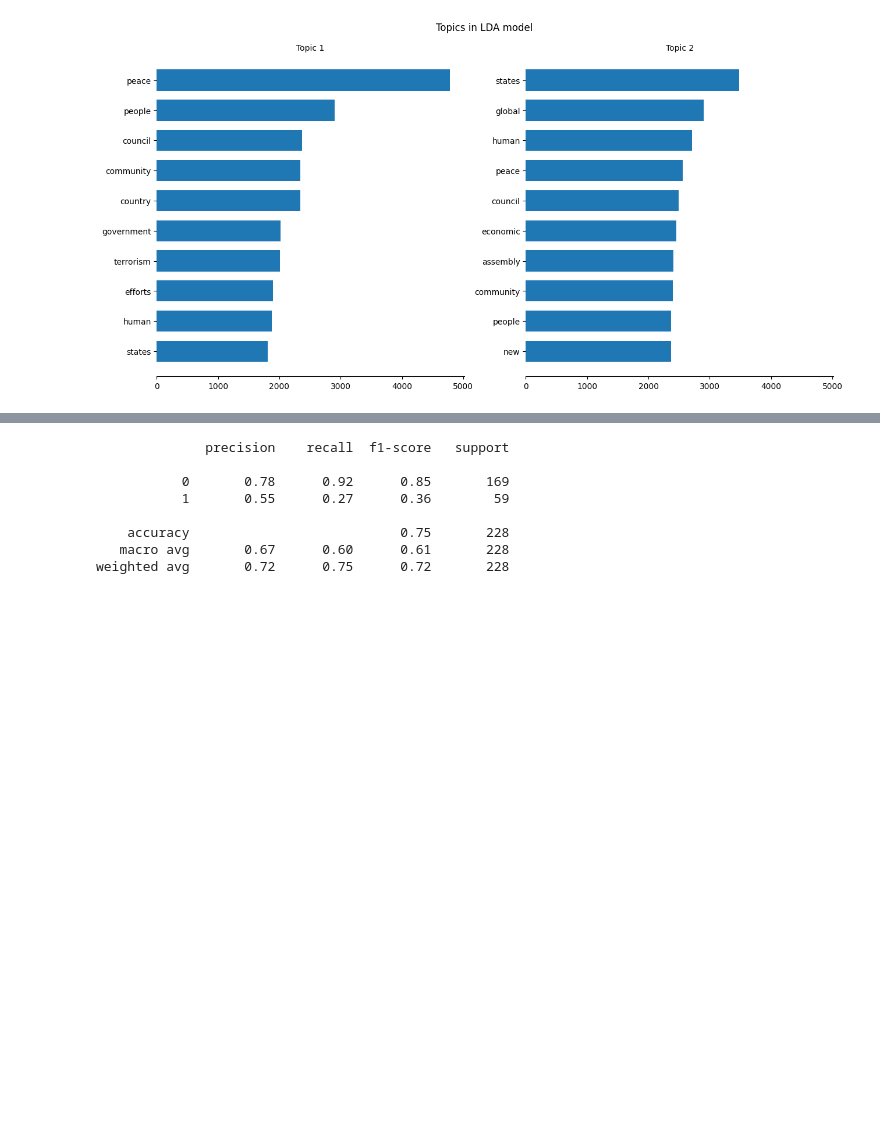
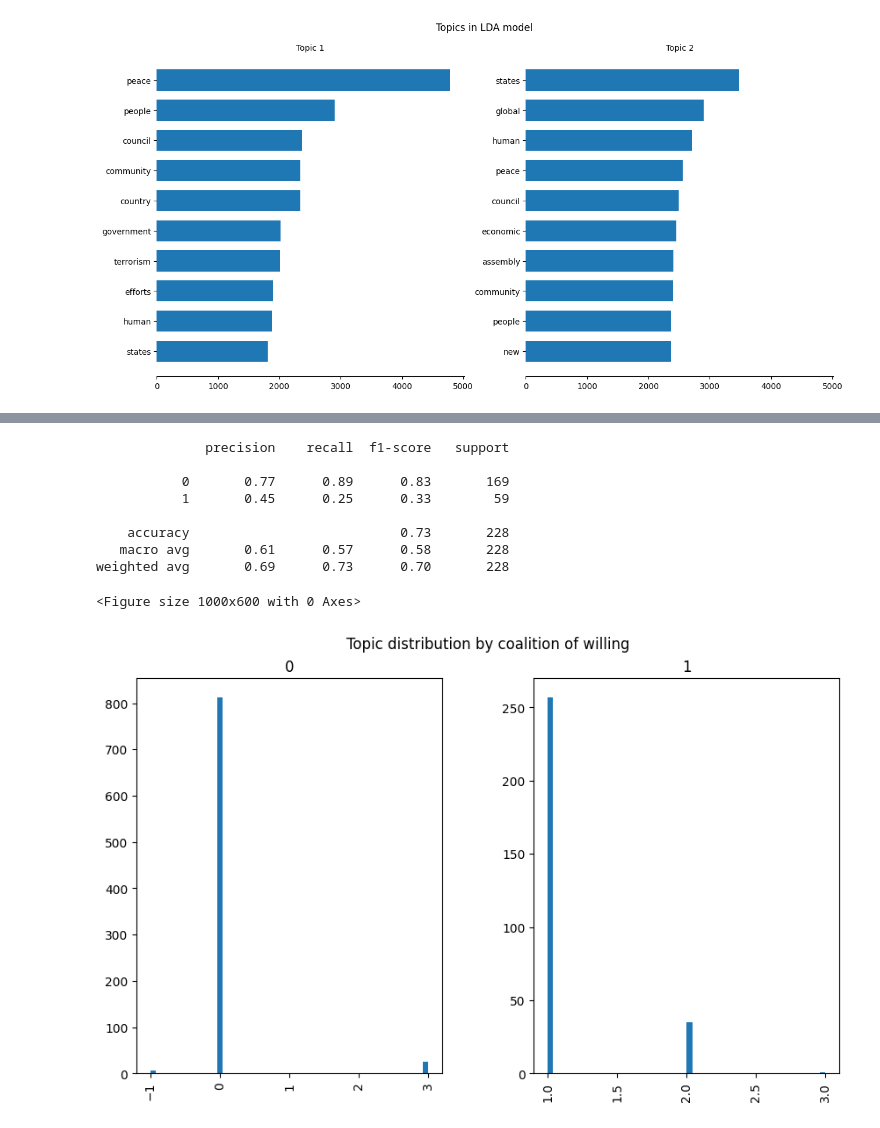
Before and after one commit to ritu1412/UN_debate, a Jupyter notebook: Code/topic_modelling.ipynb, the cells around one changed output, grey strips where cells are left out. Saved outputs shown, nothing was run; the diff lists cells and outputs as text; code cells hidden in the pictures; blank space fills up the shorter version.

Commit message:
Adding topic modelling and BERT code

```diff
--- a/Code/topic_modelling.ipynb
+++ b/Code/topic_modelling.ipynb
@@ -314,3 +348,6 @@ print(topic_info)
+# %%
+#add the topics to the articles
+articles['topic'] = topics
 # %%
 import pandas as pd
 from sklearn.model_selection import train_test_split
@@ -336,9 +373,20 @@ print(classification_report(y_test, y_pred))
 # %% [output]
               precision    recall  f1-score   support
 
-           0       0.78      0.92      0.85       169
-           1       0.55      0.27      0.36        59
+           0       0.77      0.89      0.83       169
+           1       0.45      0.25      0.33        59
 
-    accuracy                           0.75       228
-   macro avg       0.67      0.60      0.61       228
-weighted avg       0.72      0.75      0.72       228
+    accuracy                           0.73       228
+   macro avg       0.61      0.57      0.58       228
+weighted avg       0.69      0.73      0.70       228
+# %%
+# topic vs coalition of willing distribution
+import matplotlib.pyplot as plt
+
+plt.figure(figsize=(10, 6))
+articles['topic'].hist(by=articles['coalition_of_willing'], bins=50, figsize=(10, 6))
+plt.suptitle('Topic distribution by coalition of willing')
+plt.show()
+# %% [output]
+<Figure size 1000x600 with 0 Axes>
+[figure, added]
```
Also changed, not shown: parts of 7 cells of this notebook, 2 other files.
